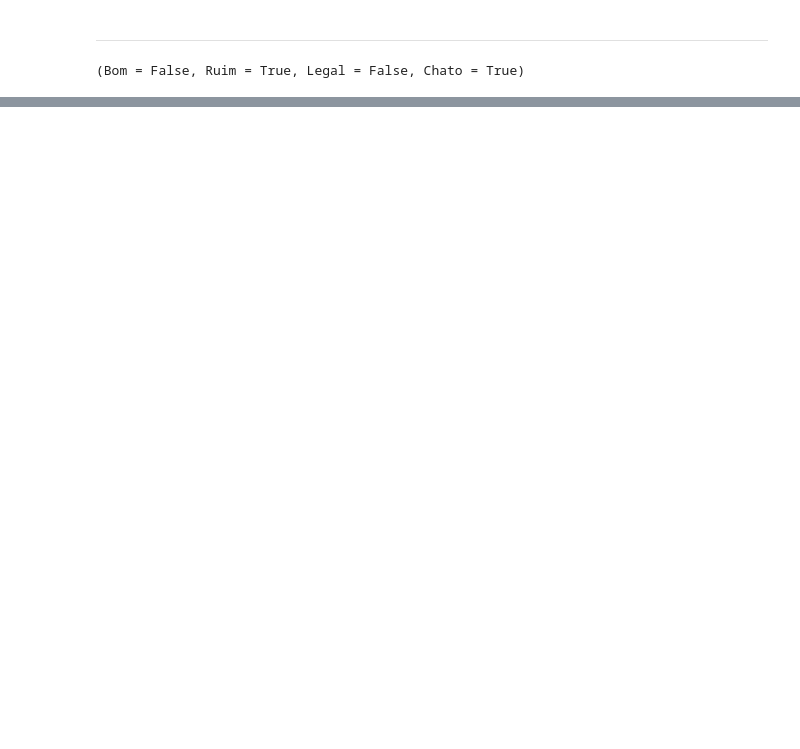
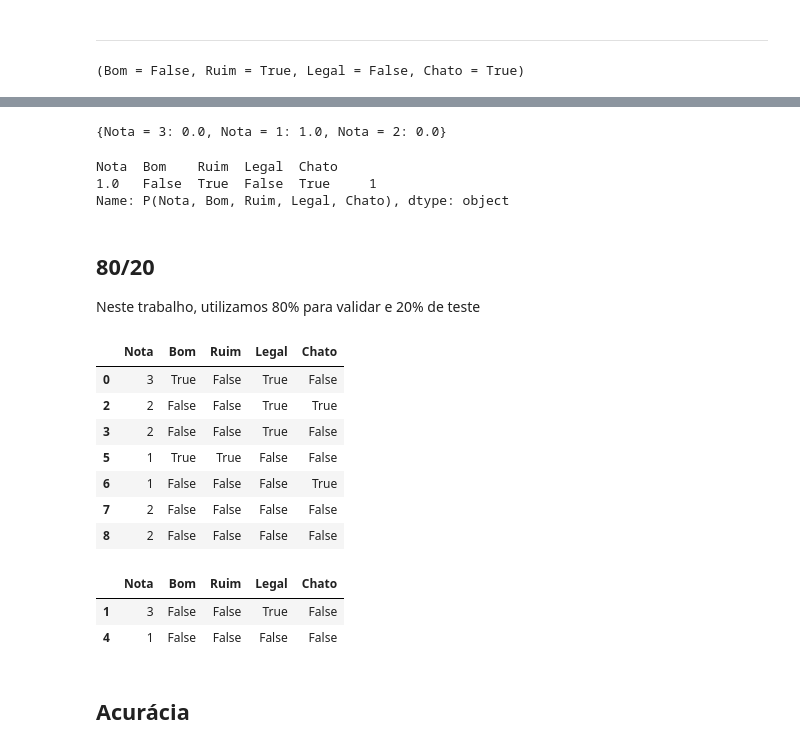
Before and after one commit to IFCE-Ciencia-da-Computacao-2011-2/UDM.316-Reconhecimento-de-Padroes, a Jupyter notebook: Exercício 03 - 06.07/Análise dos dados inicial.ipynb, the cells around one changed output, grey strips where cells are left out. Saved outputs shown, nothing was run; the diff lists cells and outputs as text; code cells hidden in the pictures; blank space fills up the shorter version.

Commit message:
Update análise dos dados inicial

```diff
--- a/Exercício 03 - 06.07/Análise dos dados inicial.ipynb
+++ b/Exercício 03 - 06.07/Análise dos dados inicial.ipynb
@@ -223,0 +183,48 @@ TypeError: unhashable type: 'Assignment'
+# %%
+resultados = {}
+
+for given in [Nota == int(valor) for valor in P.Val(Nota)]:
+    resultados[given] = naive_bayes(P, assignments, given).sum()
+
+resultados
+# %% [output]
+{Nota = 3: 0.0, Nota = 1: 1.0, Nota = 2: 0.0}
+# %%
+# Modo automático
+naive_bayes(P, assignments, Nota)
+# %% [output]
+Nota  Bom    Ruim  Legal  Chato
+1.0   False  True  False  True     1
+Name: P(Nota, Bom, Ruim, Legal, Chato), dtype: object
+# %% [markdown]
+## 80/20
+
+Neste trabalho, utilizamos 80% para validar e 20% de teste
+# %%
+total = len(dados)
+
+proporcao = .8
+
+treino = np.random.choice(total, int(total*proporcao), replace=False)
+teste = set(range(total)) - set(treino)
+# %%
+dados_treino = dados[dados.index.isin(treino)]
+dados_treino
+# %% [output]
+|  | Nota | Bom | Ruim | Legal | Chato |
+| 0 | 3 | True | False | True | False |
+| 2 | 2 | False | False | True | True |
+| 3 | 2 | False | False | True | False |
+| 5 | 1 | True | True | False | False |
+| 6 | 1 | False | False | False | True |
+| 7 | 2 | False | False | False | False |
+| 8 | 2 | False | False | False | False |
+# %%
+dados_teste = dados[dados.index.isin(teste)]
+dados_teste
+# %% [output]
+|  | Nota | Bom | Ruim | Legal | Chato |
+| 1 | 3 | False | False | True | False |
+| 4 | 1 | False | False | False | False |
+# %% [markdown]
+## Acurácia
```
Also changed, not shown: parts of 15 cells of this notebook, 1 other file.
